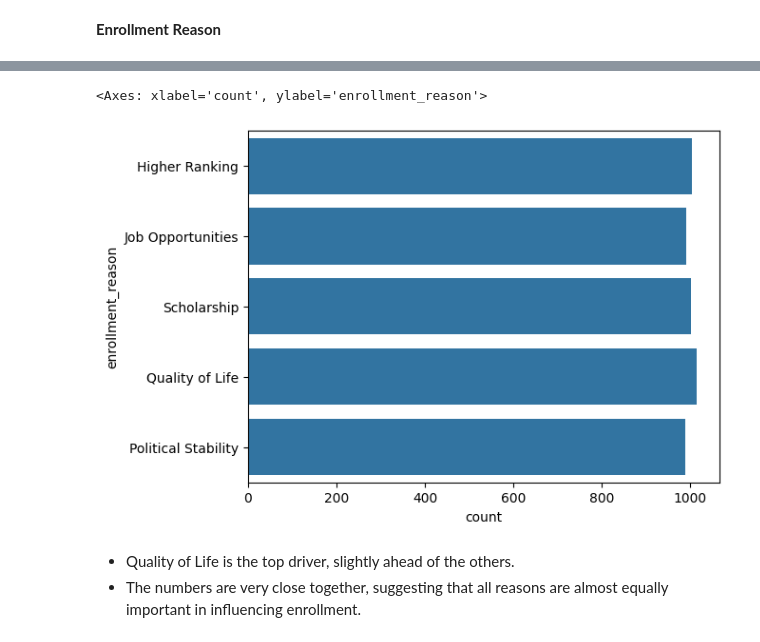
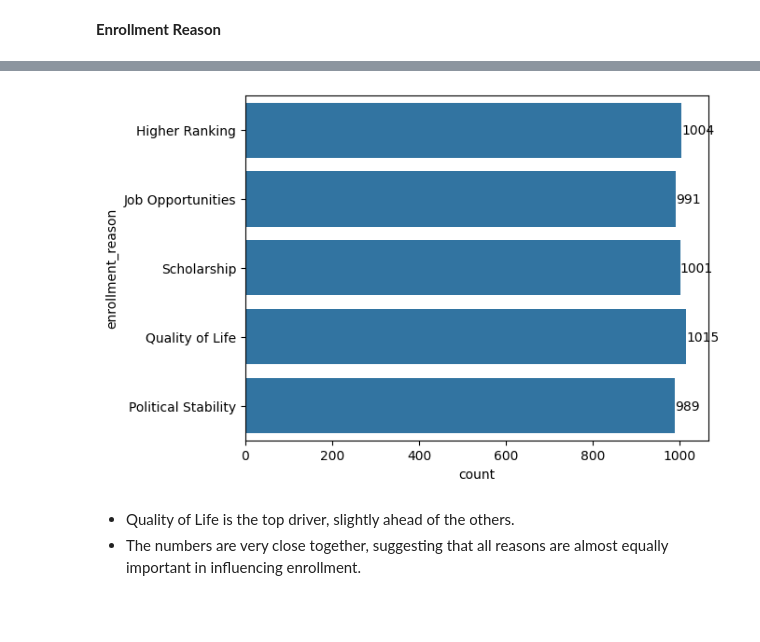
Before and after one commit to banaseeryousaf/Global-Students-Migration, a Jupyter notebook: project.ipynb, the cells around one changed output, grey strips where cells are left out. Cells and saved outputs as stored; diff of their text form; code cells hidden in the pictures; blank space fills up the shorter version.

```diff
--- a/project.ipynb
+++ b/project.ipynb
@@ -537,8 +527,10 @@ Name: count, dtype: int64
 # %%
-sns.countplot(y='enrollment_reason',data=df)
+nrolmnt=sns.countplot(y='enrollment_reason',data=df)
+for container in nrolmnt.containers:
+    nrolmnt.bar_label(container)
+plt.show()
 # %% [output]
-<Axes: xlabel='count', ylabel='enrollment_reason'>
-[figure, old version]
+[figure, new version]
 # %% [markdown]
 - Quality of Life is the top driver, slightly ahead of the others.
 - The numbers are very close together, suggesting that all reasons are almost equally important in influencing enrollment.
```
Also changed, not shown: parts of 20 cells of this notebook.
